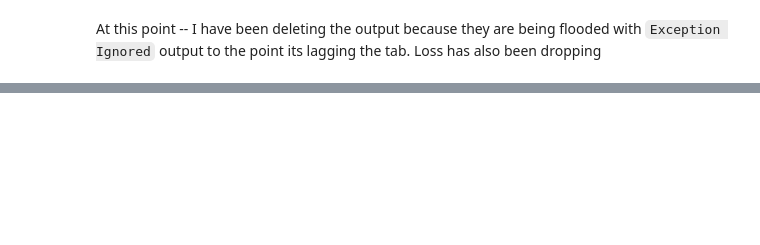
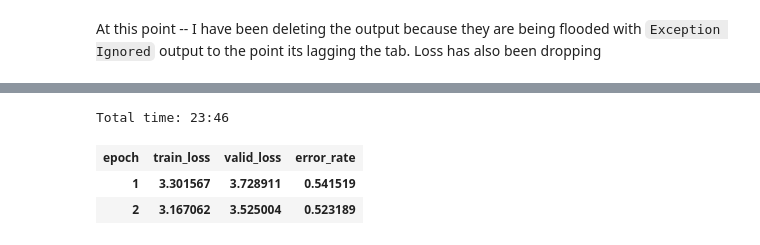
Before and after one commit to gdoteof/neuralnet_stuff, a Jupyter notebook: kaggle_whales.ipynb, the cells around one changed output, grey strips where cells are left out. Drawn from its saved outputs; the diff is of its cells as text; code cells hidden in the pictures; blank space fills up the shorter version.

```diff
--- a/kaggle_whales.ipynb
+++ b/kaggle_whales.ipynb
@@ -238,0 +238,8 @@ learn.save('whalecheck1')
+# %%
+learn.lr_range(slice(1e-9,1e-4))
+learn.fit_one_cycle(2)
+# %% [output]
+Total time: 23:46
+| epoch | train_loss | valid_loss | error_rate |
+| 1 | 3.301567 | 3.728911 | 0.541519 |
+| 2 | 3.167062 | 3.525004 | 0.523189 |
```
Also changed, not shown: parts of 27 cells of this notebook.
